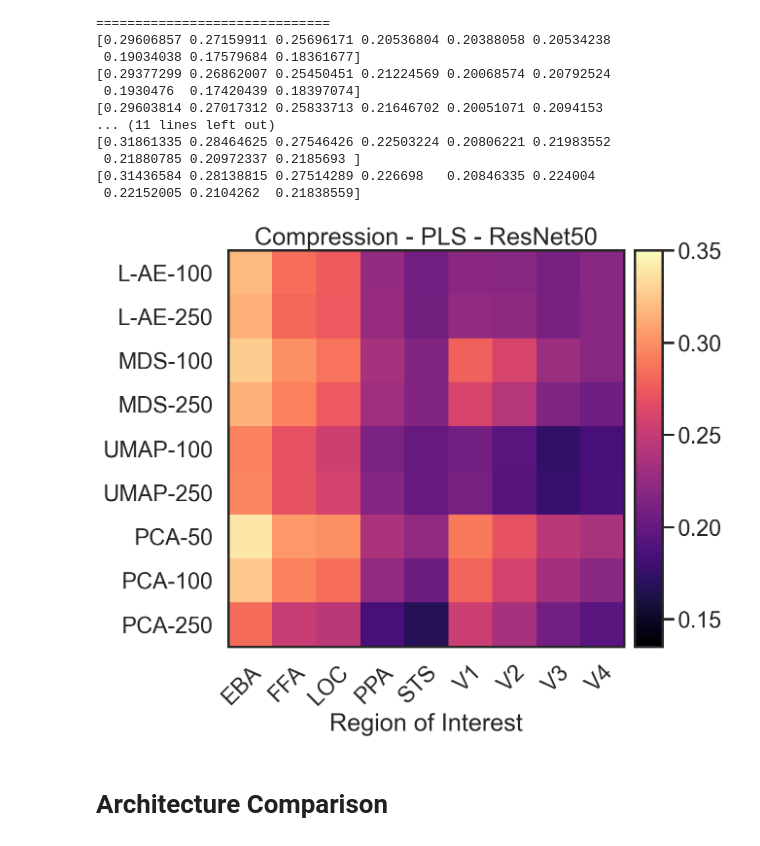
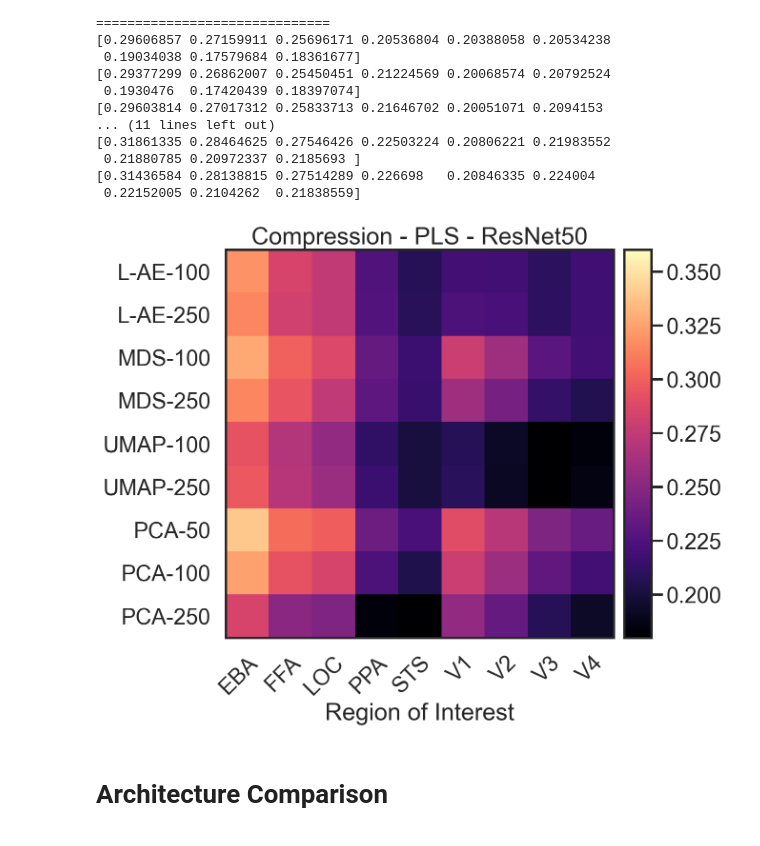
Before and after one commit to RobertTLange/algonauts-2021, a Jupyter notebook: notebooks/inspect_experiments.ipynb, the cells around one changed output. Cells and saved outputs as stored; diff of their text form; code cells hidden in the pictures.

```diff
--- a/notebooks/inspect_experiments.ipynb
+++ b/notebooks/inspect_experiments.ipynb
@@ -109,19 +109,19 @@ autoencoder_250 = get_norm_score(hyper_log_250)
 # %%
 scores = [autoencoder_100, autoencoder_250,
           mds_100, mds_250,
           umap_100, umap_250,
           pca_50, pca_100, pca_250]
 range_y = ['L-AE-100', "L-AE-250",
            "MDS-100", "MDS-250",
            "UMAP-100", "UMAP-250",
            "PCA-50", "PCA-100", "PCA-250"][::-1]
 range_x = ["EBA", "FFA", "LOC", "PPA", "STS", "V1", "V2", "V3", "V4"]
 title = "Compression - PLS - ResNet50"
 ylabel = None #"Compression Technique"
 plot_combined_scores(scores, range_x, range_y, title, ylabel,
-                     min_heat=0.135, max_heat=0.35)
+                     min_heat=0.18, max_heat=0.36)
 # %% [output]
-[figure, old version]
+[figure, new version]
 # %% [markdown]
 # Architecture Comparison
 # %%
```
Also changed, not shown: parts of 14 cells of this notebook, 38 other files.
